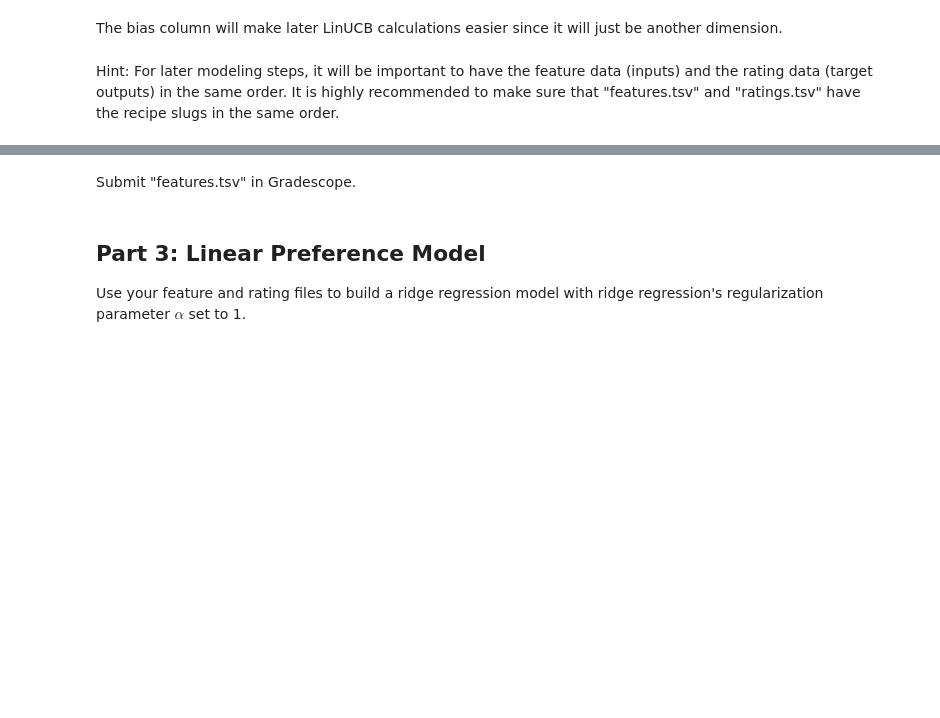
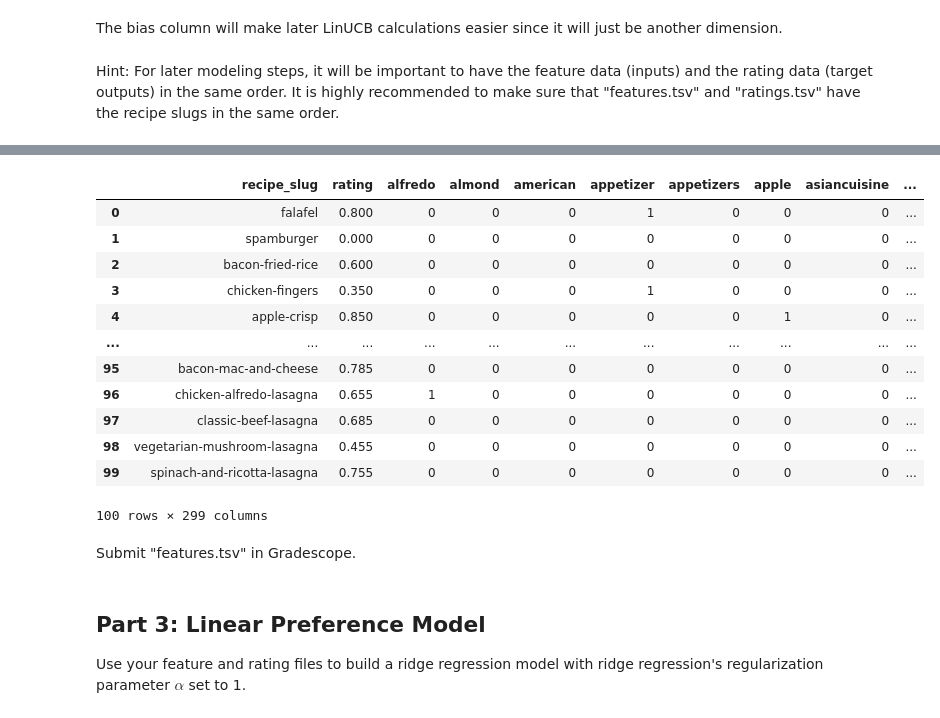
Before and after one commit to aidandig/dx704-project-04, a Jupyter notebook: dx704-project-04.ipynb, the cells around one changed output, grey strips where cells are left out. Drawn from its saved outputs; the diff is of its cells as text; code cells hidden in the pictures; blank space fills up the shorter version.

```diff
--- a/dx704-project-04.ipynb
+++ b/dx704-project-04.ipynb
@@ -192,0 +236,17 @@ It is highly recommended to make sure that "features.tsv" and "ratings.tsv" have
+# %%
+features['bias'] = 1
+features
+# %% [output]
+|  | recipe_slug | rating | alfredo | almond | american | appetizer | appetizers | apple | asiancuisine | ... |
+| 0 | falafel | 0.800 | 0 | 0 | 0 | 1 | 0 | 0 | 0 | ... |
+| 1 | spamburger | 0.000 | 0 | 0 | 0 | 0 | 0 | 0 | 0 | ... |
+| 2 | bacon-fried-rice | 0.600 | 0 | 0 | 0 | 0 | 0 | 0 | 0 | ... |
+| 3 | chicken-fingers | 0.350 | 0 | 0 | 0 | 1 | 0 | 0 | 0 | ... |
+| 4 | apple-crisp | 0.850 | 0 | 0 | 0 | 0 | 0 | 1 | 0 | ... |
+| ... | ... | ... | ... | ... | ... | ... | ... | ... | ... | ... |
+| 95 | bacon-mac-and-cheese | 0.785 | 0 | 0 | 0 | 0 | 0 | 0 | 0 | ... |
+| 96 | chicken-alfredo-lasagna | 0.655 | 1 | 0 | 0 | 0 | 0 | 0 | 0 | ... |
+| 97 | classic-beef-lasagna | 0.685 | 0 | 0 | 0 | 0 | 0 | 0 | 0 | ... |
+| 98 | vegetarian-mushroom-lasagna | 0.455 | 0 | 0 | 0 | 0 | 0 | 0 | 0 | ... |
+| 99 | spinach-and-ricotta-lasagna | 0.755 | 0 | 0 | 0 | 0 | 0 | 0 | 0 | ... |
+100 rows × 299 columns
```
Also changed, not shown: parts of 11 cells of this notebook, 1 other file.
